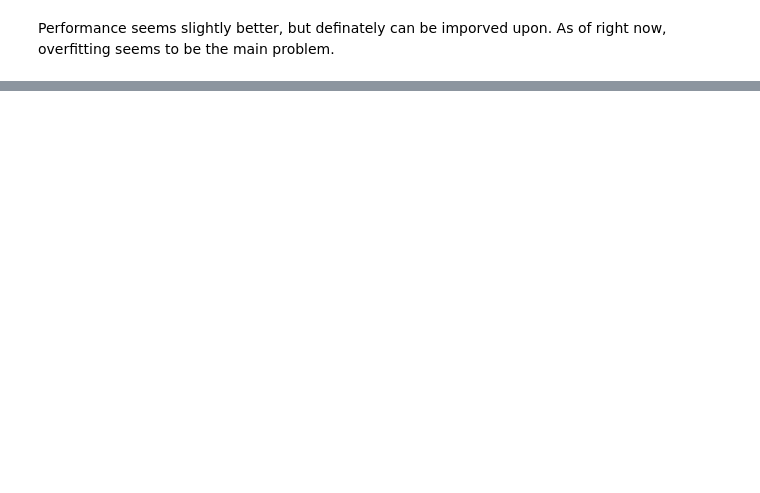
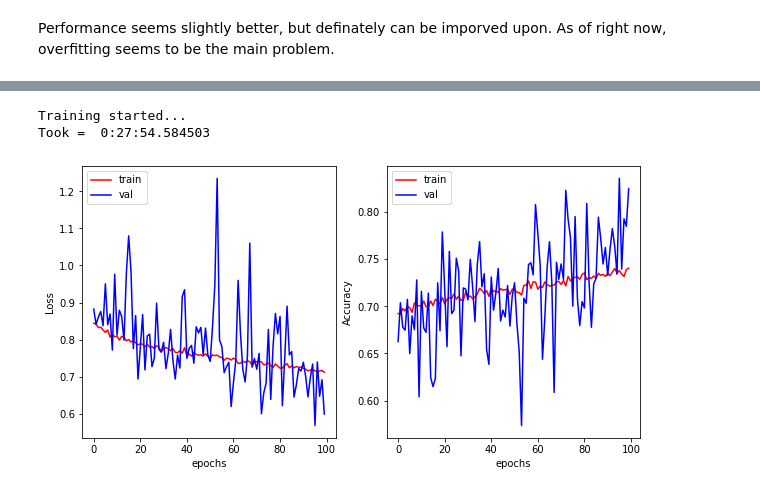
Before and after one commit to simonb65/COSC2673-A2, a Jupyter notebook: Assignmen2-TestDev.ipynb, the cells around one changed output, grey strips where cells are left out. Drawn from its saved outputs; the diff is of its cells as text; code cells hidden in the pictures; blank space fills up the shorter version.

```diff
--- a/Assignmen2-TestDev.ipynb
+++ b/Assignmen2-TestDev.ipynb
@@ -415,0 +532,19 @@ Performance seems slightly better, but definately can be imporved upon. As of ri
+# %%
+VGG_model2.compile(optimizer='sgd',
+                   loss=tf.keras.losses.CategoricalCrossentropy(from_logits=True),
+                   metrics=['categorical_accuracy'])
+# %%
+print("Training started...")
+now = datetime.datetime.now()
+
+VGG2_history = VGG_model2.fit(aug_train_generator, validation_data=aug_validation_generator, epochs=100, verbose=0)
+
+print("Took = ", datetime.datetime.now() - now)
+# %% [output]
+Training started...
+Took =  0:27:54.584503
+# %%
+plot_fit_history(VGG2_history.history['loss'], VGG2_history.history['val_loss'],
+                    VGG2_history.history['categorical_accuracy'], VGG2_history.history['val_categorical_accuracy'])
+# %% [output]
+[figure, added]
```
Also changed, not shown: parts of 38 cells of this notebook.
